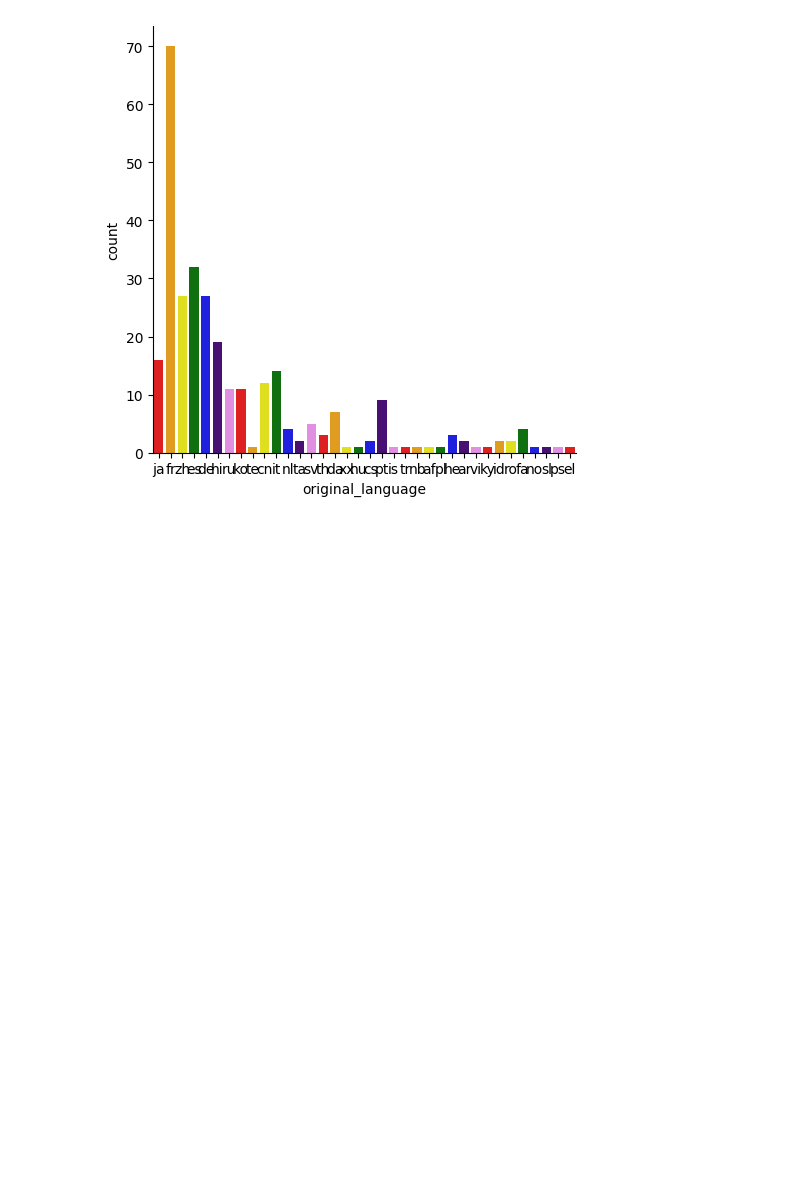
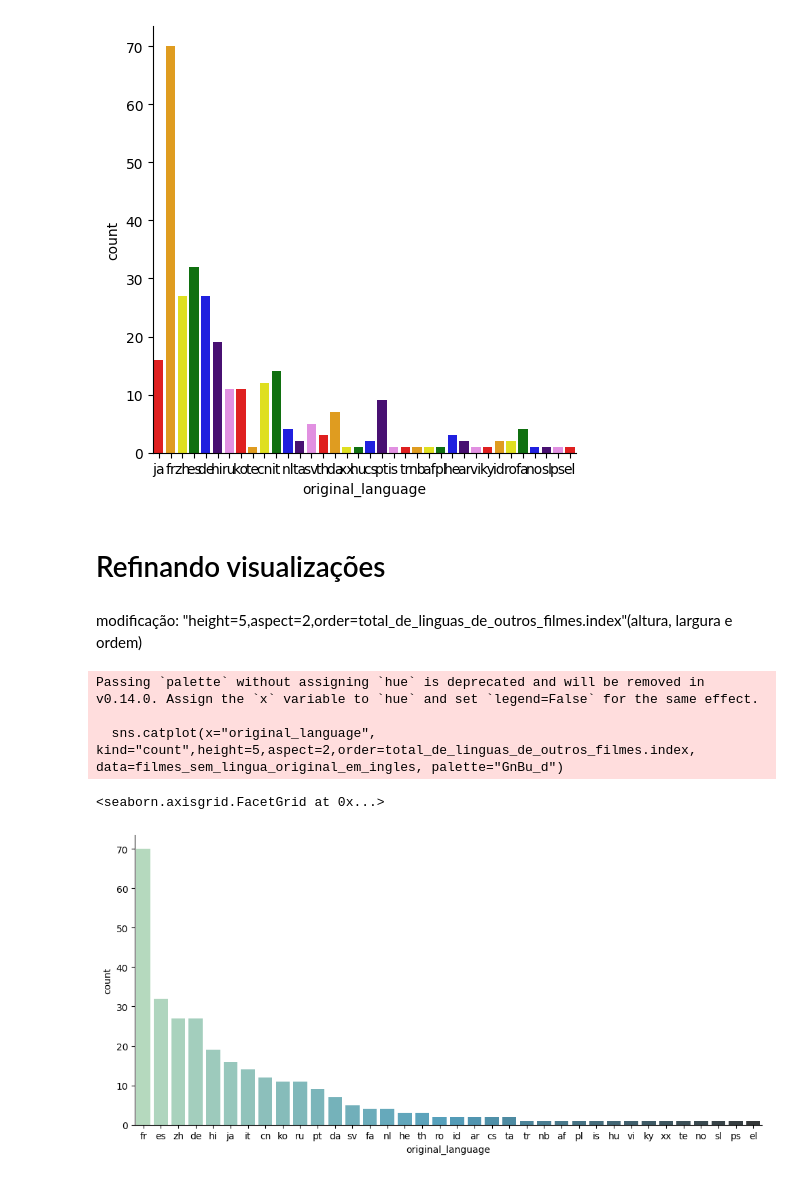
Before and after one commit to DeniseYuki/-Data-Science-analise-e-visualiza-o-de-dado, a Jupyter notebook: Introdução_a_Data_Science.ipynb, the cells around one changed output. Drawn from its saved outputs; the diff is of its cells as text; code cells hidden in the pictures; blank space fills up the shorter version.

```diff
--- a/Introdução_a_Data_Science.ipynb
+++ b/Introdução_a_Data_Science.ipynb
@@ -423,3 +423,17 @@ The palette list has fewer values (7) than needed (36) and will cycle, which may
   sns.catplot(x="original_language", kind="count", data=filmes_sem_lingua_original_em_ingles, palette=palette)
 <seaborn.axisgrid.FacetGrid at 0x...>
 [figure]
+# %% [markdown]
+# Refinando visualizações
+# %% [markdown]
+modificação: "height=5,aspect=2,order=total_de_linguas_de_outros_filmes.index"(altura, largura e ordem)
+# %%
+filmes_sem_lingua_original_em_ingles = tmdb.query("original_language != 'en'")
+#palette = "viridis"  #cores
+sns.catplot(x="original_language", kind="count",height=5,aspect=2,order=total_de_linguas_de_outros_filmes.index, data=filmes_sem_lingua_original_em_ingles, palette="GnBu_d")
+# %% [output]
+Passing `palette` without assigning `hue` is deprecated and will be removed in v0.14.0. Assign the `x` variable to `hue` and set `legend=False` for the same effect.
+
+  sns.catplot(x="original_language", kind="count",height=5,aspect=2,order=total_de_linguas_de_outros_filmes.index, data=filmes_sem_lingua_original_em_ingles, palette="GnBu_d")
+<seaborn.axisgrid.FacetGrid at 0x...>
+[figure, added]
```
